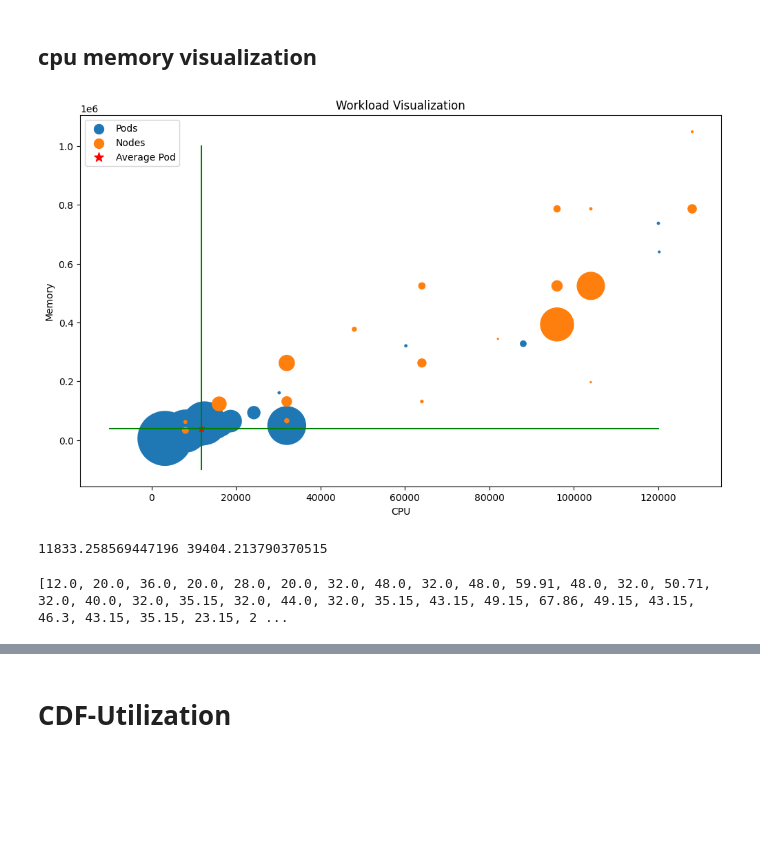
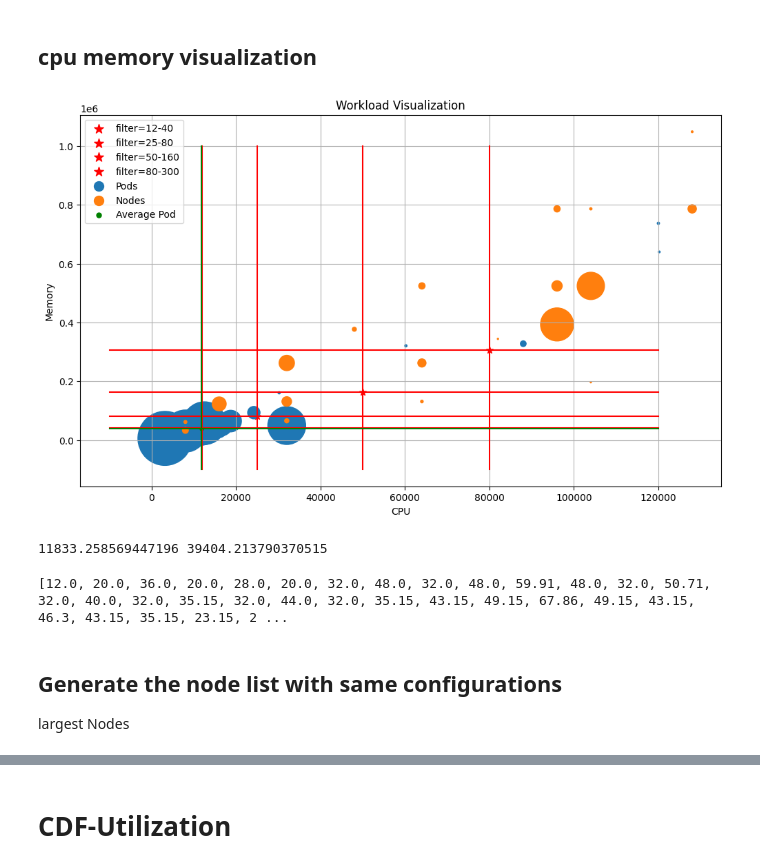
Before and after one commit to grief8/kubernetes-scheduler-simulator, a Jupyter notebook: main.ipynb, the cells around one changed output, grey strips where cells are left out. Drawn from its saved outputs; the diff is of its cells as text; code cells hidden in the pictures; blank space fills up the shorter version.

```diff
--- a/main.ipynb
+++ b/main.ipynb
@@ -436,0 +419,28 @@ print(len(data)/(duration/60))
+# %%
+import pandas as pd
+import matplotlib.pyplot as plt
+
+path = '/home/fabing/projects/kubernetes-scheduler-simulator/data/csv/openb_pod_list_cpu300.csv'
+df = pd.read_csv(path)
+
+df = df[df['creation_time'] >= 9000000]
+df = df.sort_values("creation_time", ascending=True)
+
+plt.figure(figsize=(10, 10))
+colors = ['blue', 'green', 'red', 'cyan', 'magenta', 'yellow', 'black', 'purple', 'orange', 'brown', 'pink', 'gray', 'olive', 'teal', 'navy']
+idx = 0
+
+for index, row in df.iterrows():
+    creation_time = row['creation_time']
+    deletion_time = row['deletion_time']
+
+    color = colors[idx % 15]
+    idx += 1
+
+    plt.plot([creation_time, deletion_time], [idx, idx], color=color)
+
+plt.title("Time Axis")
+plt.xlabel("Time")
+plt.ylabel("Index")
+
+plt.show()
@@ -542,9 +661,9 @@ for trace in traces:
     path = '/home/fabing/projects/kubernetes-scheduler-simulator/data/csv/openb_pod_list_cpu{}.csv'.format(trace)
     data = pd.read_csv(path)
     # Delete rows where 'creation_time' is smaller than 10000000
-    data = data[data['creation_time'] >= 10000000]
+    # data = data[data['creation_time'] >= 8000000]
     # add a column: (deletion_time - creation_time)*cpu_milli
-    time_diff = (data['deletion_time'] - data['creation_time'])
+    time_diff = (data['deletin_time'] - data['creation_time'])
     data['cpu_time'] = time_diff * data['cpu_milli']
     data['mem_time'] = time_diff * data['memory_mib']
     # print sum of column cpu_milli and memory_mib
@@ -694,35 +813,46 @@ node_path = '/home/fabing/projects/kubernetes-scheduler-simulator/data/csv/openb
 node_df = pd.read_csv(node_path)
 
 X = df.groupby(['cpu_milli', 'memory_mib']).size().reset_index(name='counts')
 X['size'] = X['counts'] * 2
 Y = node_df.groupby(['cpu_milli', 'memory_mib']).size().reset_index(name='counts')
 Y['size'] = Y['counts'] * 2
 # kmeans = KMeans(n_clusters=1)
 # kmeans.fit(X)
 # center = kmeans.cluster_centers_
+NUMBERS = ['1240', '2580', '50160', '80300']
+
 
 plt.figure(figsize=(12, 7))
+
+for number in NUMBERS:
+    cpu = int(number[:2]) * 1000
+    memory = int(number[2:]) * 1024
+    plt.scatter(cpu, memory, s=50, marker='*', color='r', label=f'filter={number[:2]}-{number[2:]}')
+    plt.plot([cpu, cpu], [-1e5, 1e6], color='r')
+    plt.plot([-1e4, 120000], [memory, memory], color='r')
+
 plt.scatter(X['cpu_milli'], X['memory_mib'], s=X['size'], label='Pods')
 plt.scatter(Y['cpu_milli'], Y['memory_mib'], s=Y['size'], label= 'Nodes')
-plt.scatter(avg_cpu, avg_mem, s=50, marker='*', color='r', label='Average Pod')
+plt.scatter(avg_cpu, avg_mem, s=50, marker='.', color='g', label='Average Pod')
 # plt.scatter(center[0][0], center[0][1], s=50, marker='*', color='g', label='Center of Pods')
 plt.plot([avg_cpu, avg_cpu], [-1e5, 1e6], color='g')
 # plt.plot([2*avg_cpu, 2*avg_cpu], [-1e5, 1e6], color='g')
 plt.plot([-1e4, 120000], [avg_mem, avg_mem], color='g')
 # plt.plot([-1e4, 120000], [2*avg_mem, 2*avg_mem], color='g')
 plt.xlabel('CPU')
 plt.ylabel('Memory')
 plt.title('Workload Visualization')
 # 设置图例中标记的大小
 legend = plt.legend()
+plt.grid()
 for handle in legend.legendHandles:
     handle._sizes = [100]  # 设置标记的大小，这里设置为100
 plt.show()
 
 # print(center)
 print(avg_cpu, avg_mem)
 # %% [output]
-[figure, old version]
+[figure, new version]
 11833.258569447196 39404.213790370515
 # %%
 import pandas as pd
@@ -734,3 +864,6 @@ df = pd.read_csv(path)
 print(df['real_cpu'].values.tolist())
 # %% [output]
 [12.0, 20.0, 36.0, 20.0, 28.0, 20.0, 32.0, 48.0, 32.0, 48.0, 59.91, 48.0, 32.0, 50.71, 32.0, 40.0, 32.0, 35.15, 32.0, 44.0, 32.0, 35.15, 43.15, 49.15, 67.86, 49.15, 43.15, 46.3, 43.15, 35.15, 23.15, 2 ...
+# %% [markdown]
+## Generate the node list with same configurations
+largest Nodes
```
Also changed, not shown: parts of 16 cells of this notebook.
